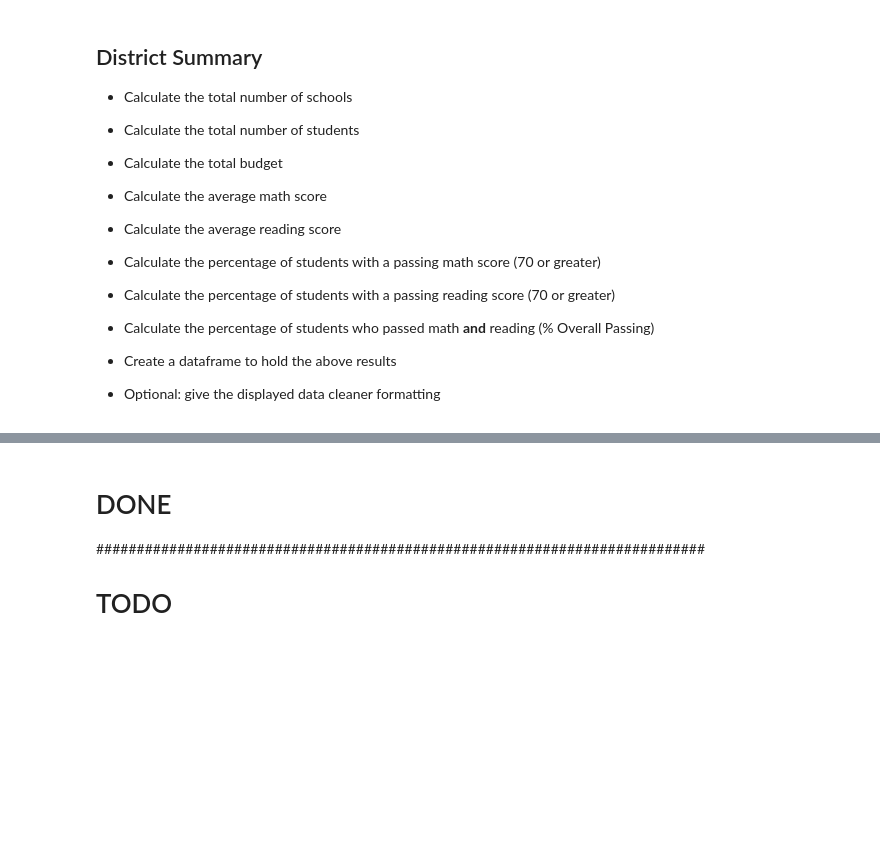
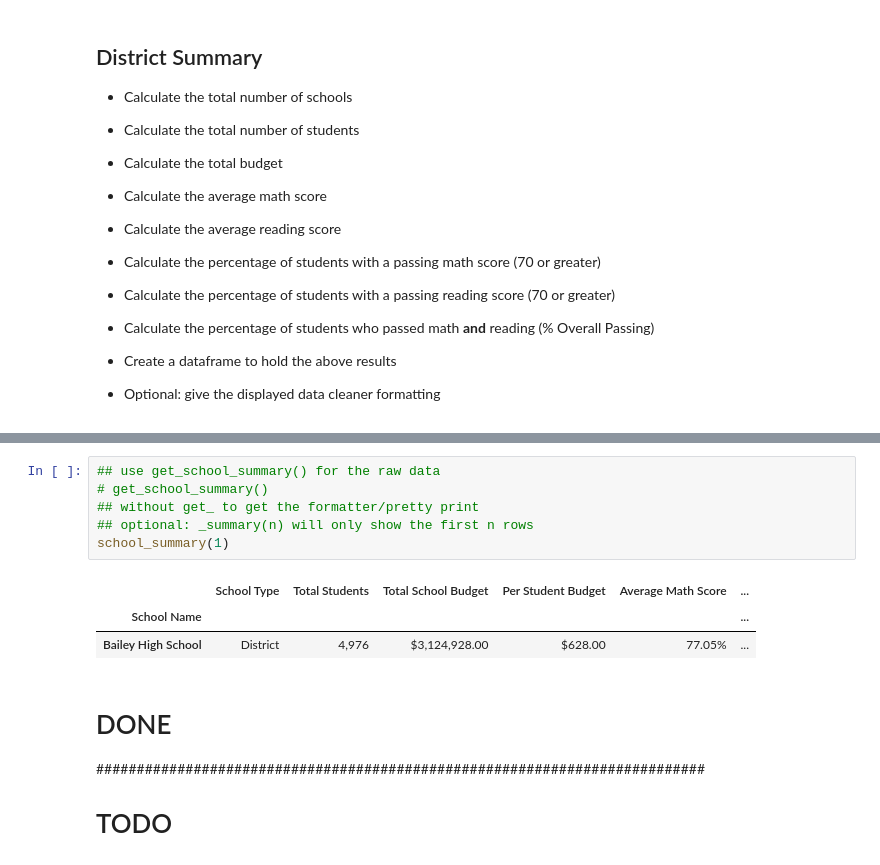
Before and after one commit to engeljason/pandas_playground, a Jupyter notebook: PyCitySchools/PyCitySchools_starter.ipynb, the cells around one changed output, grey strips where cells are left out. Saved outputs shown, nothing was run; the diff lists cells and outputs as text; blank space fills up the shorter version.

```diff
--- a/PyCitySchools/PyCitySchools_starter.ipynb
+++ b/PyCitySchools/PyCitySchools_starter.ipynb
@@ -100,3 +150,13 @@ district_summary()
+# %%
+## use get_school_summary() for the raw data
+# get_school_summary()
+## without get_ to get the formatter/pretty print
+## optional: _summary(n) will only show the first n rows
+school_summary(1)
+# %% [output]
+|  | School Type | Total Students | Total School Budget | Per Student Budget | Average Math Score | ... |
+| School Name |  |  |  |  |  | ... |
+| Bailey High School | District | 4,976 | $3,124,928.00 | $628.00 | 77.05% | ... |
 # %% [markdown]
 # DONE
 ###########################################################################
```
Also changed, not shown: parts of 11 cells of this notebook.
